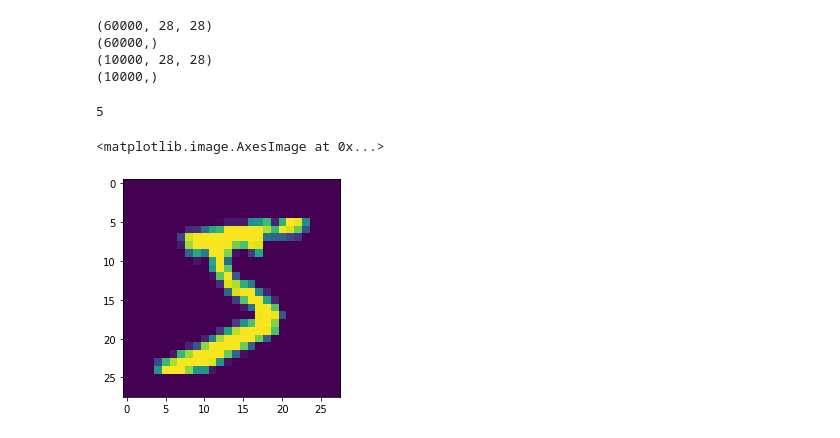
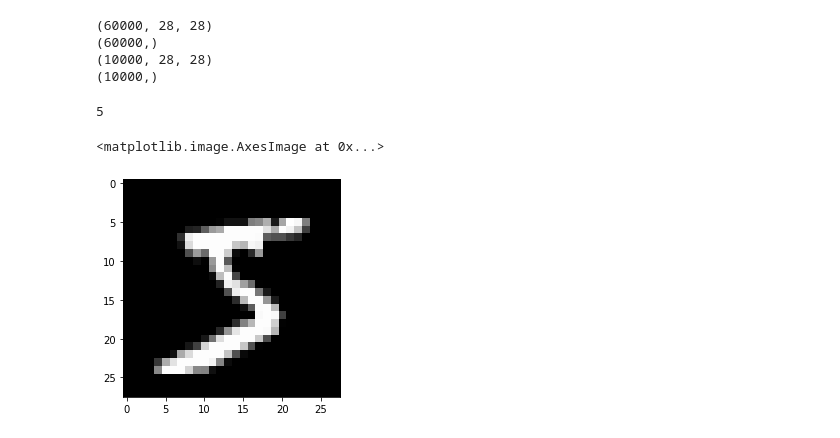
Before and after one commit to Elwing-Chou/ml0602, a Jupyter notebook: mlp.ipynb, the cells around one changed output. Cells and saved outputs as stored; diff of their text form; code cells hidden in the pictures.

```diff
--- a/mlp.ipynb
+++ b/mlp.ipynb
@@ -17,8 +17,9 @@ print(y_test.shape)
 # %%
 import matplotlib.pyplot as plt
 print(y_train[0])
-plt.imshow(x_train[0])
+# cmap="YlGn_r"
+plt.imshow(x_train[0], cmap="gray")
 # %% [output]
 5
 <matplotlib.image.AxesImage at 0x...>
-[figure, old version]
+[figure, new version]
```
Also changed, not shown: parts of 1 cell of this notebook.
